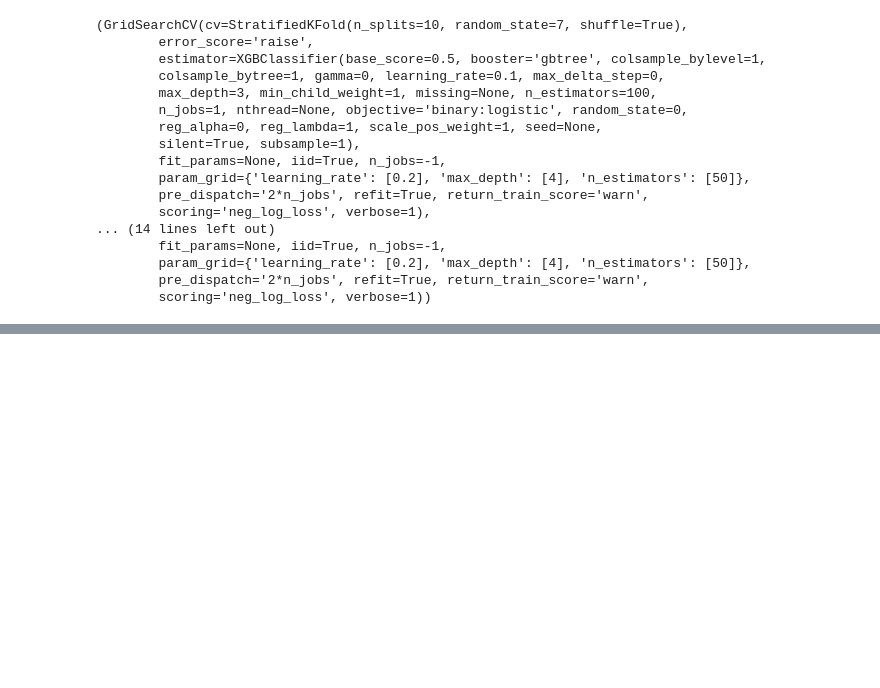
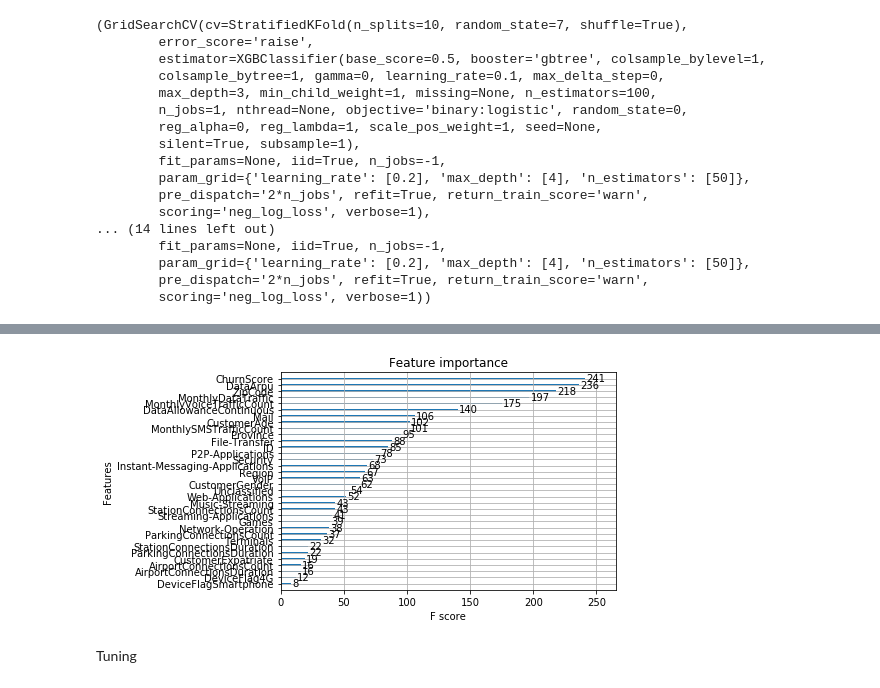
Before and after one commit to EugenioTL/Vodafone_Challenge, a Jupyter notebook: xgboost.ipynb, the cells around one changed output, grey strips where cells are left out. Saved outputs shown, nothing was run; the diff lists cells and outputs as text; code cells hidden in the pictures; blank space fills up the shorter version.

Commit message:
xgboost test
xgboost test

```diff
--- a/xgboost.ipynb
+++ b/xgboost.ipynb
@@ -357,0 +448,13 @@ submit
+# %%
+from xgboost import XGBClassifier
+from sklearn.model_selection import train_test_split
+from sklearn.metrics import accuracy_score
+from xgboost import plot_tree
+from xgboost import plot_importance
+from matplotlib import pyplot
+from sklearn.model_selection import GridSearchCV
+from sklearn.model_selection import StratifiedKFold
+
+train = train_data
+test = test_data
+train.shape, test.shape
@@ -357,0 +480,26 @@ submit
+# %%
+# split data into X and y
+X = train.drop('Product', 1)
+Y = train['Product']
+print(X.shape,Y.shape)
+
+# split data into train and test sets
+seed = 7
+test_size = 0.33
+X_train, X_test, y_train, y_test = train_test_split(X, Y, test_size=test_size, random_state=seed)
+
+# fit model no training data
+model = XGBClassifier()
+eval_set = [(X_test, y_test)]
+model.fit(X_train, y_train, eval_metric="merror", eval_set=eval_set, verbose=True)
+print(model)
+
+# make predictions for test data
+y_pred = model.predict(X_test)
+predictions = [round(value) for value in y_pred]
+
+# evaluate predictions
+accuracy = accuracy_score(y_test, predictions)
+print("Accuracy: %.2f%%" % (accuracy * 100.0))
+
+#plot_tree(model, num_trees=4)
@@ -357,0 +524,8 @@ submit
+# %%
+# plot feature importance
+plot_importance(model)
+pyplot.show()
+# %% [output]
+[figure, added]
+# %% [markdown]
+Tuning
```
Also changed, not shown: parts of 30 cells of this notebook, 1 other file.
